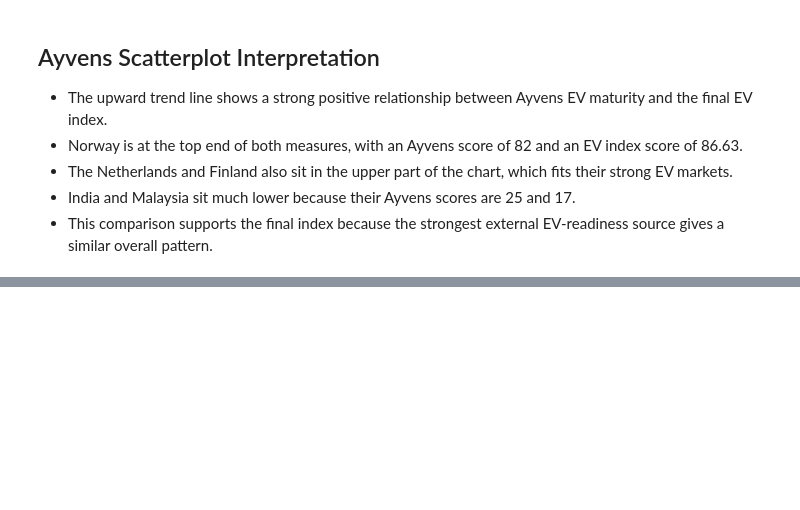
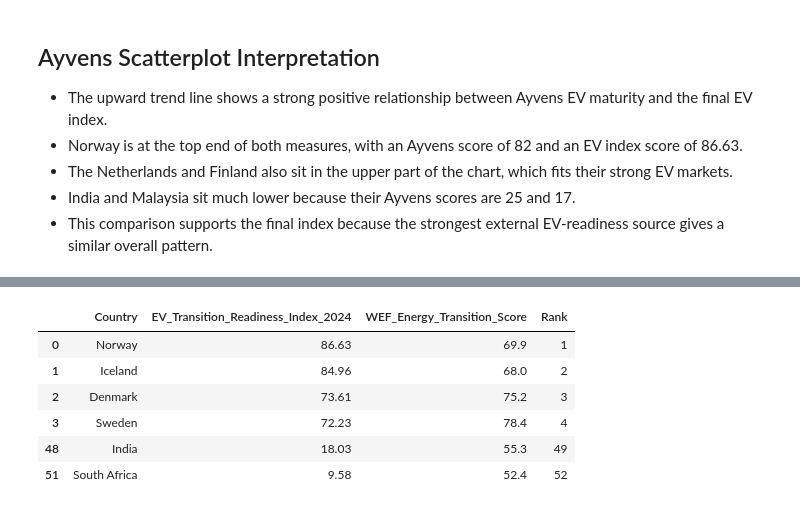
Before and after one commit to RathnamMeghana/DAV_CA1, a Jupyter notebook: index.ipynb, the cells around one changed output, grey strips where cells are left out. Saved outputs shown, nothing was run; the diff lists cells and outputs as text; code cells hidden in the pictures; blank space fills up the shorter version.

```diff
--- a/index.ipynb
+++ b/index.ipynb
@@ -2455,0 +2468,18 @@ comparison_df[
+# %%
+# Show a few country examples for the WEF comparison.
+comparison_df[
+    comparison_df["Country"].isin(["Sweden", "Denmark", "Norway", "Iceland", "South Africa", "India"])
+][[
+    "Country",
+    "EV_Transition_Readiness_Index_2024",
+    "WEF_Energy_Transition_Score",
+    "Rank"
+]].sort_values("EV_Transition_Readiness_Index_2024", ascending=False)
+# %% [output]
+|  | Country | EV_Transition_Readiness_Index_2024 | WEF_Energy_Transition_Score | Rank |
+| 0 | Norway | 86.63 | 69.9 | 1 |
+| 1 | Iceland | 84.96 | 68.0 | 2 |
+| 2 | Denmark | 73.61 | 75.2 | 3 |
+| 3 | Sweden | 72.23 | 78.4 | 4 |
+| 48 | India | 18.03 | 55.3 | 49 |
+| 51 | South Africa | 9.58 | 52.4 | 52 |
```
Also changed, not shown: parts of 2 cells of this notebook.
